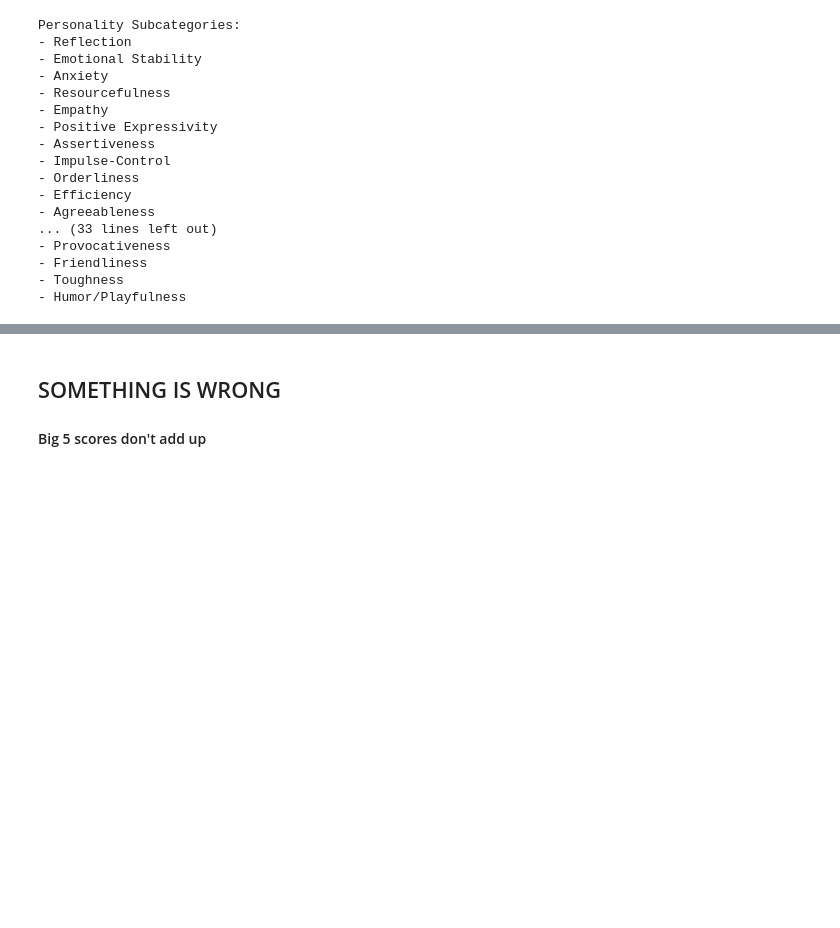
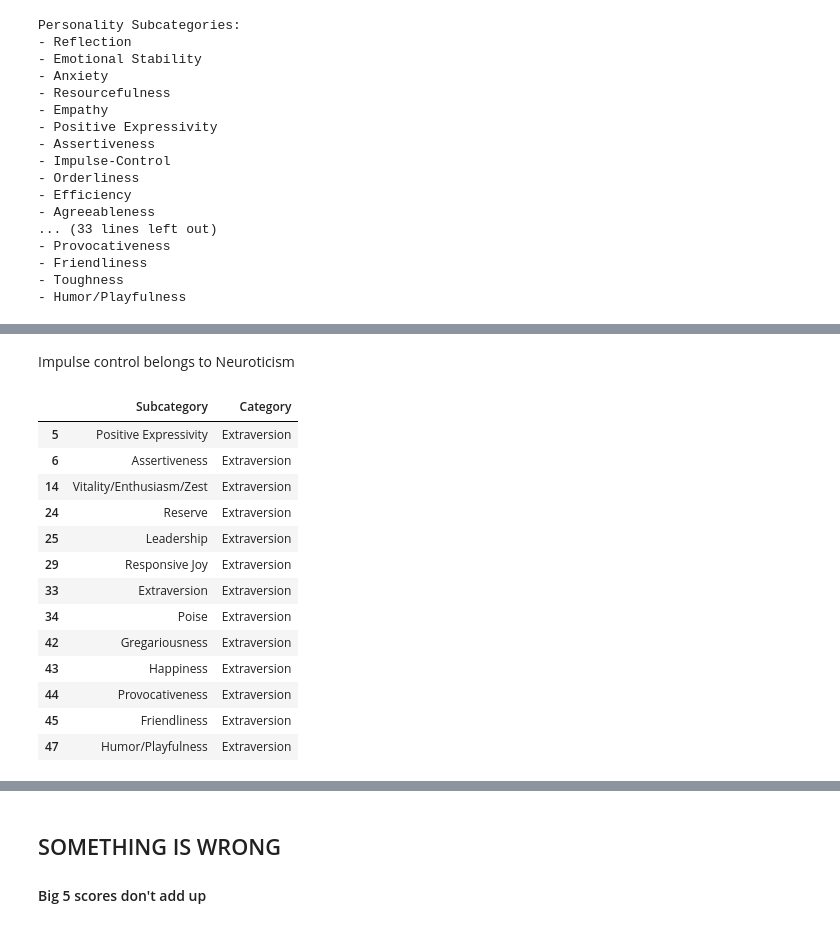
Before and after one commit to carleondel/mixmosa-anonymized-data, a Jupyter notebook: data analysis/Big5_clarification.ipynb, the cells around one changed output, grey strips where cells are left out. Drawn from its saved outputs; the diff is of its cells as text; code cells hidden in the pictures; blank space fills up the shorter version.

```diff
--- a/data analysis/Big5_clarification.ipynb
+++ b/data analysis/Big5_clarification.ipynb
@@ -69,0 +149,19 @@ big5 = pd.DataFrame({'Subcategory': personality_subcategories, 'Category': big_f
+# %% [markdown]
+Impulse control belongs to Neuroticism
+# %%
+big5[big5['Category']== 'Extraversion']
+# %% [output]
+|  | Subcategory | Category |
+| 5 | Positive Expressivity | Extraversion |
+| 6 | Assertiveness | Extraversion |
+| 14 | Vitality/Enthusiasm/Zest | Extraversion |
+| 24 | Reserve | Extraversion |
+| 25 | Leadership | Extraversion |
+| 29 | Responsive Joy | Extraversion |
+| 33 | Extraversion | Extraversion |
+| 34 | Poise | Extraversion |
+| 42 | Gregariousness | Extraversion |
+| 43 | Happiness | Extraversion |
+| 44 | Provocativeness | Extraversion |
+| 45 | Friendliness | Extraversion |
+| 47 | Humor/Playfulness | Extraversion |
```
Also changed, not shown: parts of 19 cells of this notebook.
